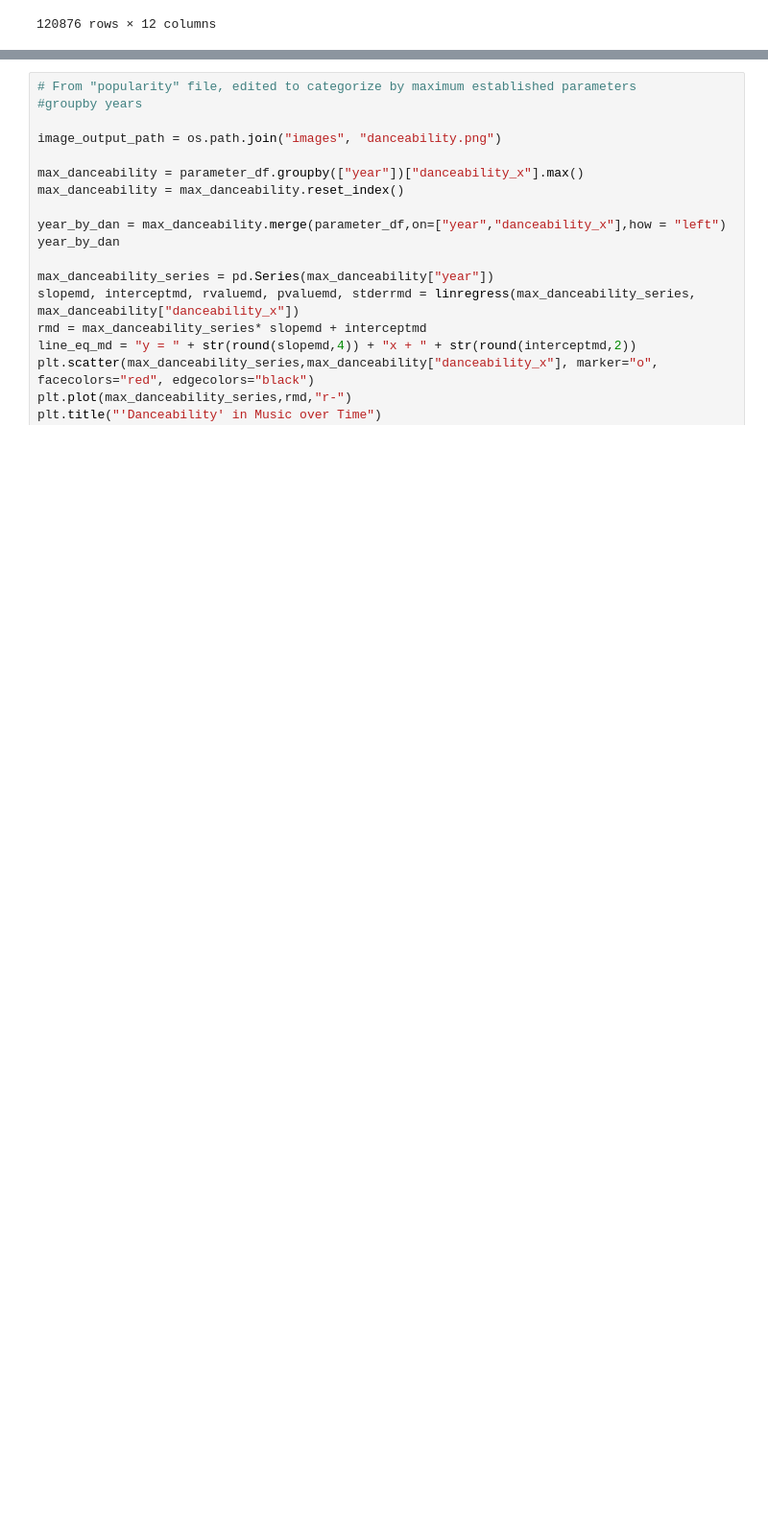
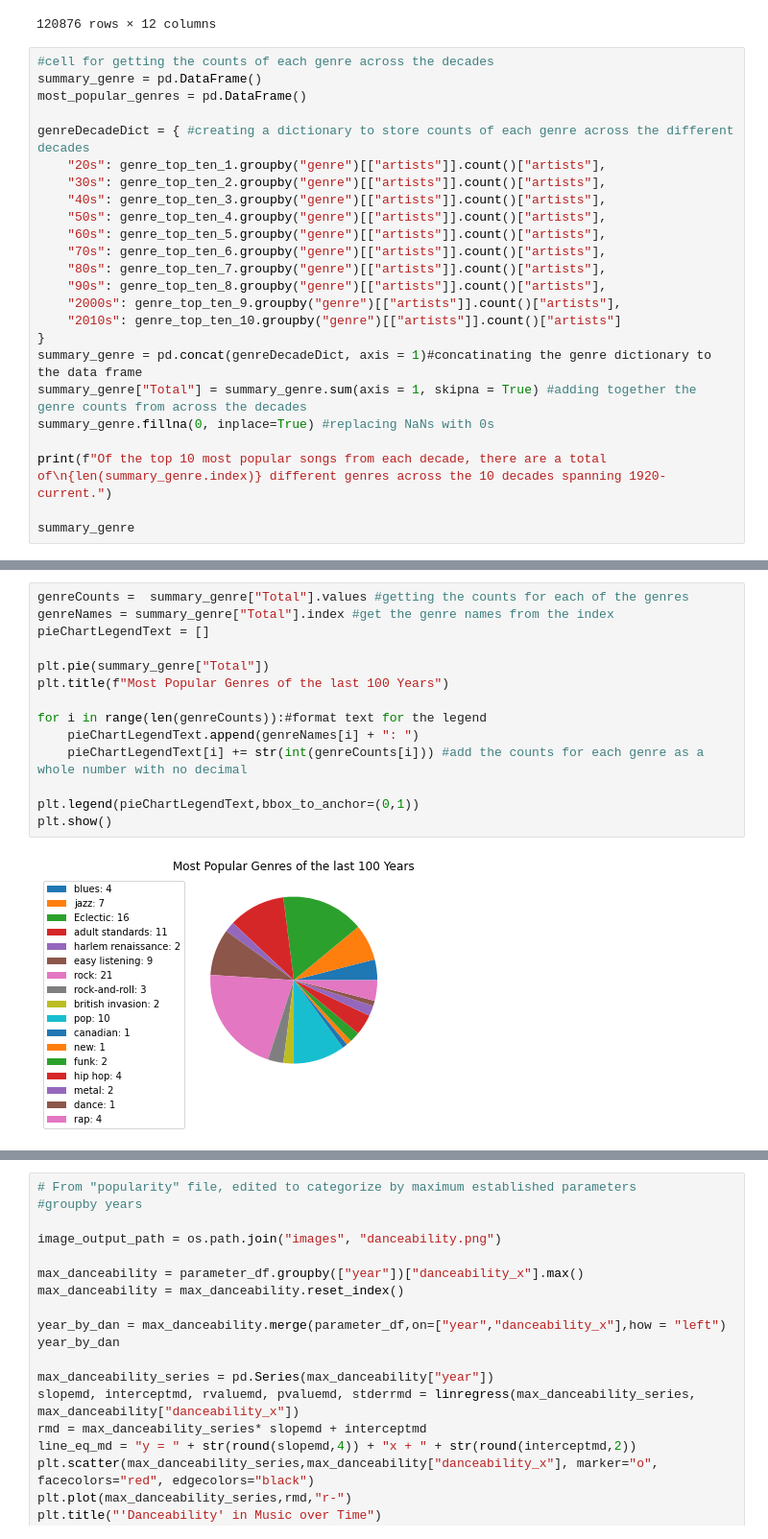
Before and after one commit to GND95/Project_1, a Jupyter notebook: Music-Analysis.ipynb, the cells around one changed output, grey strips where cells are left out. Shown at 96% size. Cells and saved outputs as stored; diff of their text form; blank space fills up the shorter version.

Commit message:
merged together all the work into a single project

```diff
--- a/Music-Analysis.ipynb
+++ b/Music-Analysis.ipynb
@@ -343,3 +379,27 @@ parameter_df .dropna(axis=0, how='any', thresh=None, subset=None, inplace=False)
 | 120874 | 2020 | Nepenthe | Clyde Boudreaux | ['background music'] | 0.133 | 0.00512 | 0 | 0.851000 | ... |
 | 120875 | 2020 | Address It | LPB Poody | ['florida rap'] | 0.903 | 0.61100 | 1 | 0.000199 | ... |
 120876 rows × 12 columns
+# %%
+#cell for getting the counts of each genre across the decades
+summary_genre = pd.DataFrame()
+most_popular_genres = pd.DataFrame()
+
+genreDecadeDict = { #creating a dictionary to store counts of each genre across the different decades
+    "20s": genre_top_ten_1.groupby("genre")[["artists"]].count()["artists"],
+    "30s": genre_top_ten_2.groupby("genre")[["artists"]].count()["artists"],
+    "40s": genre_top_ten_3.groupby("genre")[["artists"]].count()["artists"],
+    "50s": genre_top_ten_4.groupby("genre")[["artists"]].count()["artists"],
+    "60s": genre_top_ten_5.groupby("genre")[["artists"]].count()["artists"],
+    "70s": genre_top_ten_6.groupby("genre")[["artists"]].count()["artists"],
+    "80s": genre_top_ten_7.groupby("genre")[["artists"]].count()["artists"],
+    "90s": genre_top_ten_8.groupby("genre")[["artists"]].count()["artists"],
+    "2000s": genre_top_ten_9.groupby("genre")[["artists"]].count()["artists"],
+    "2010s": genre_top_ten_10.groupby("genre")[["artists"]].count()["artists"]
+}
+summary_genre = pd.concat(genreDecadeDict, axis = 1)#concatinating the genre dictionary to the data frame
+summary_genre["Total"] = summary_genre.sum(axis = 1, skipna = True) #adding together the genre counts from across the decades
+summary_genre.fillna(0, inplace=True) #replacing NaNs with 0s
+
+print(f"Of the top 10 most popular songs from each decade, there are a total of\n{len(summary_genre.index)} different genres across the 10 decades spanning 1920-current.")
+
+summary_genre
@@ -345,0 +447,16 @@ parameter_df .dropna(axis=0, how='any', thresh=None, subset=None, inplace=False)
+# %%
+genreCounts =  summary_genre["Total"].values #getting the counts for each of the genres
+genreNames = summary_genre["Total"].index #get the genre names from the index
+pieChartLegendText = []
+
+plt.pie(summary_genre["Total"])
+plt.title(f"Most Popular Genres of the last 100 Years")
+
+for i in range(len(genreCounts)):#format text for the legend
+    pieChartLegendText.append(genreNames[i] + ": ")
+    pieChartLegendText[i] += str(int(genreCounts[i])) #add the counts for each genre as a whole number with no decimal
+
+plt.legend(pieChartLegendText,bbox_to_anchor=(0,1))
+plt.show()
+# %% [output]
+[figure, added]
```
Also changed, not shown: parts of 4 cells of this notebook.
